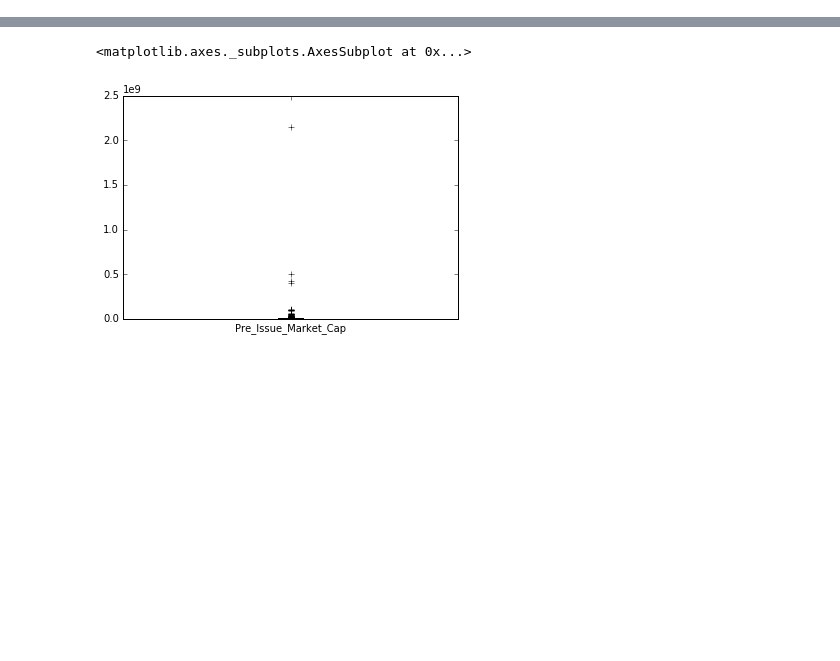
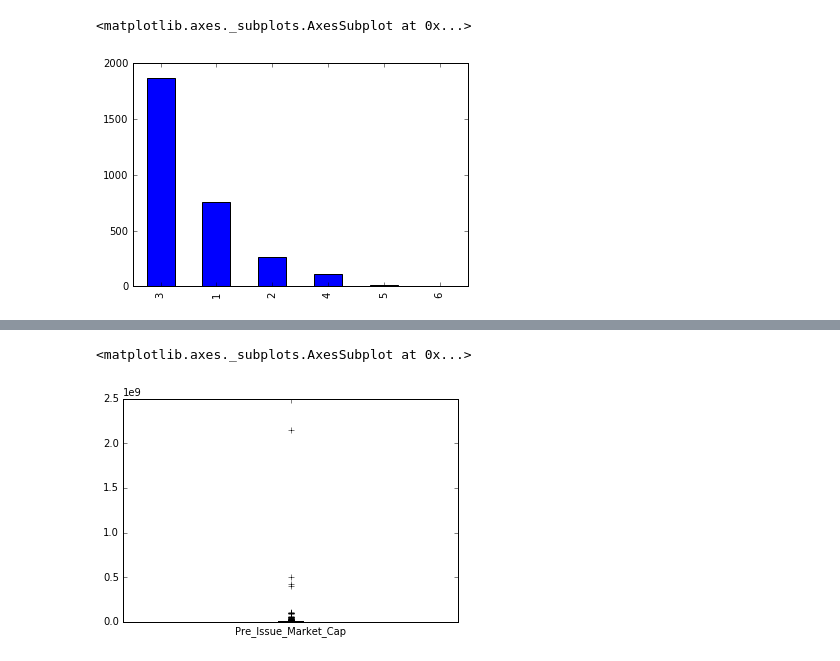
Before and after one commit to jfitts/ga.data-science, a Jupyter notebook: projects/final-projects/04-notebook-rough-draft/Final Project 4.ipynb, the cells around one changed output, grey strips where cells are left out. Saved outputs shown, nothing was run; the diff lists cells and outputs as text; code cells hidden in the pictures; blank space fills up the shorter version.

```diff
--- a/projects/final-projects/04-notebook-rough-draft/Final Project 4.ipynb
+++ b/projects/final-projects/04-notebook-rough-draft/Final Project 4.ipynb
@@ -135,0 +130,5 @@ df['Target_Raise'].plot(kind='box')
+# %%
+df.Security_Type_Class.value_counts().plot(kind='bar')
+# %% [output]
+<matplotlib.axes._subplots.AxesSubplot at 0x...>
+[figure, added]
```
Also changed, not shown: parts of 81 cells of this notebook, 6 other files.
